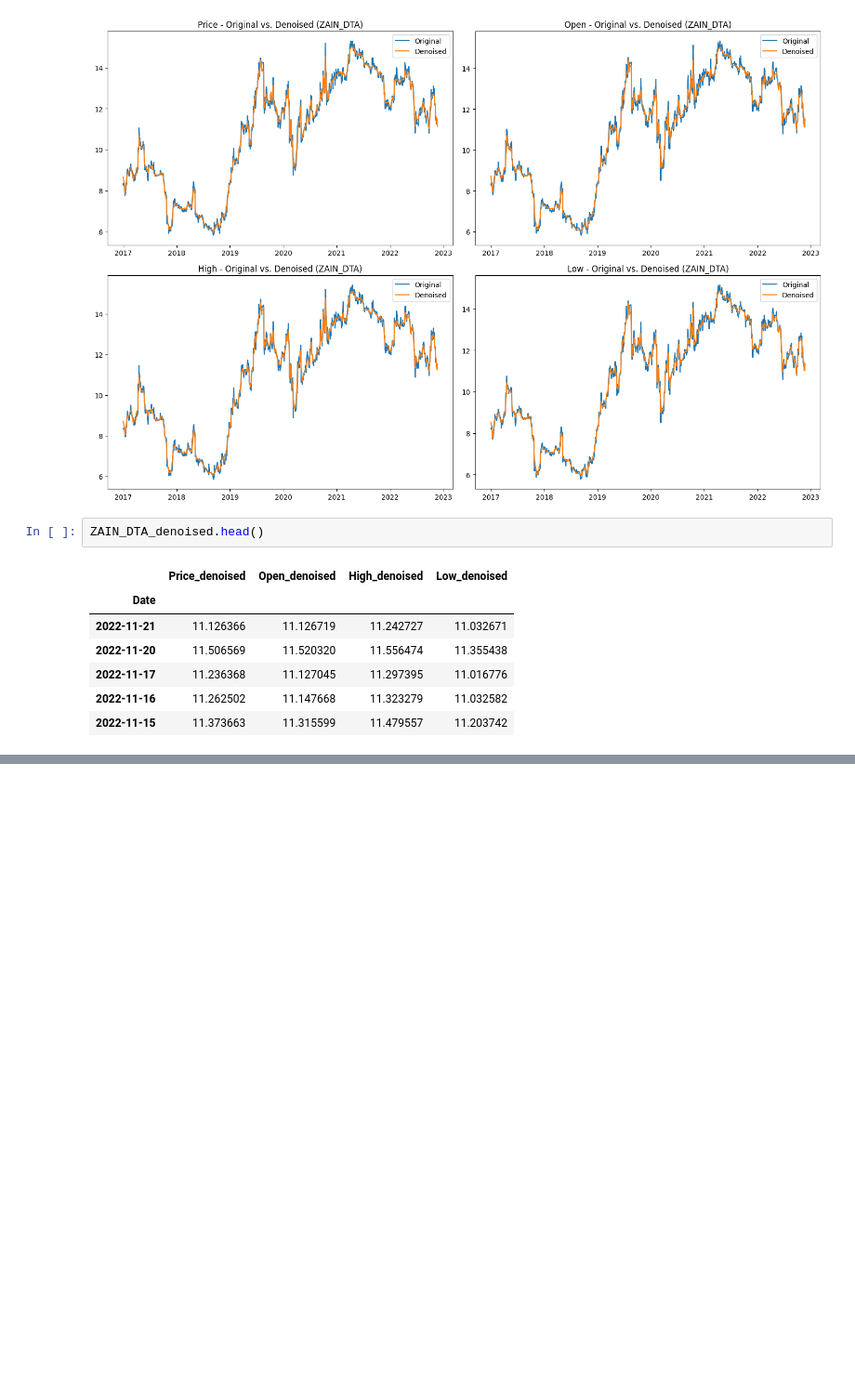
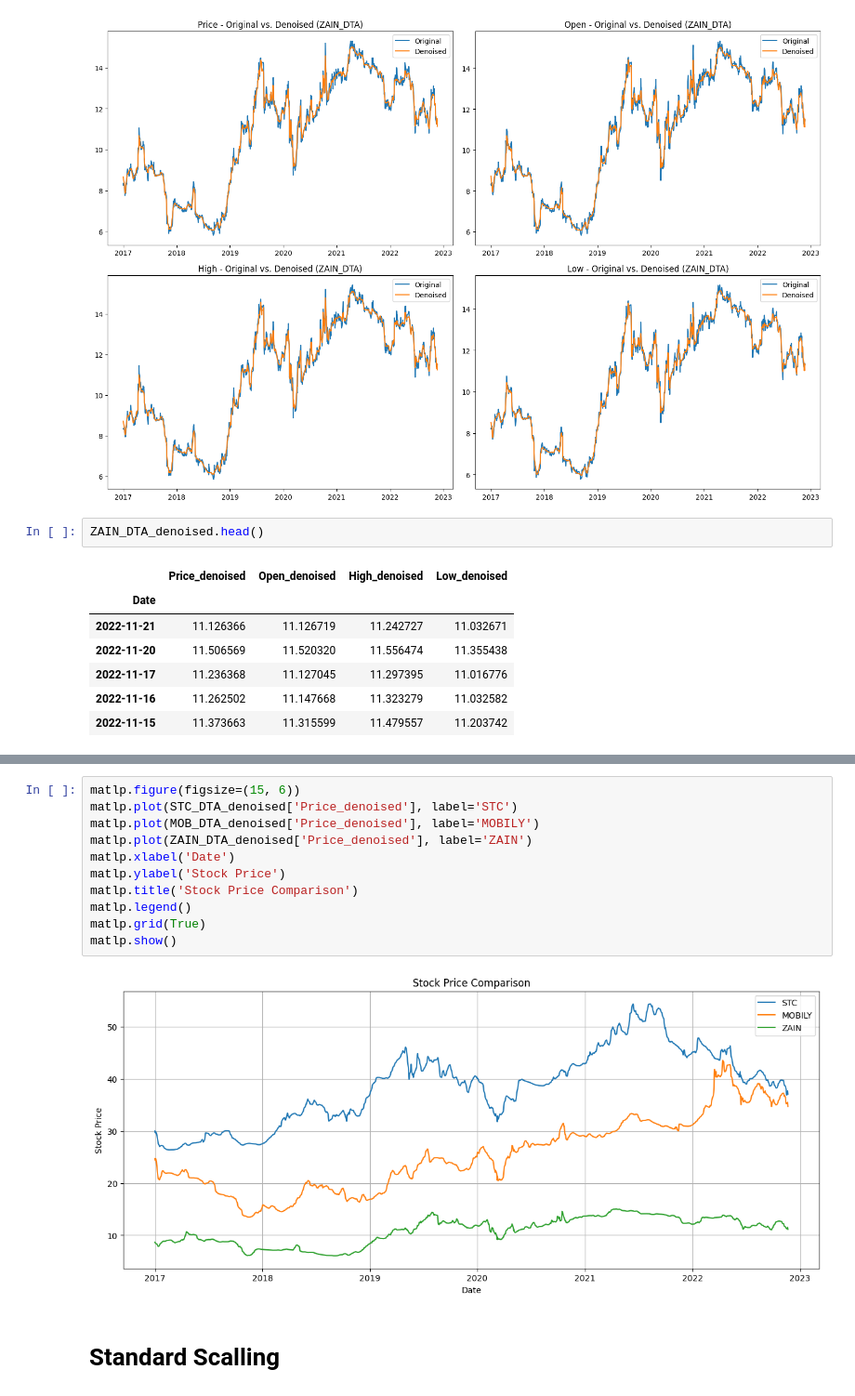
Before and after one commit to aswink71/Time-Series-Project, a Jupyter notebook: Multivaiate_analysis.ipynb, the cells around one changed output, grey strips where cells are left out. Shown at 93% size. Saved outputs shown, nothing was run; the diff lists cells and outputs as text; blank space fills up the shorter version.

```diff
--- a/Multivaiate_analysis.ipynb
+++ b/Multivaiate_analysis.ipynb
@@ -343,0 +408,15 @@ ZAIN_DTA_denoised.head()
+# %%
+matlp.figure(figsize=(15, 6))
+matlp.plot(STC_DTA_denoised['Price_denoised'], label='STC')
+matlp.plot(MOB_DTA_denoised['Price_denoised'], label='MOBILY')
+matlp.plot(ZAIN_DTA_denoised['Price_denoised'], label='ZAIN')
+matlp.xlabel('Date')
+matlp.ylabel('Stock Price')
+matlp.title('Stock Price Comparison')
+matlp.legend()
+matlp.grid(True)
+matlp.show()
+# %% [output]
+[figure, added]
+# %% [markdown]
+# Standard Scalling
```
Also changed, not shown: parts of 28 cells of this notebook.
